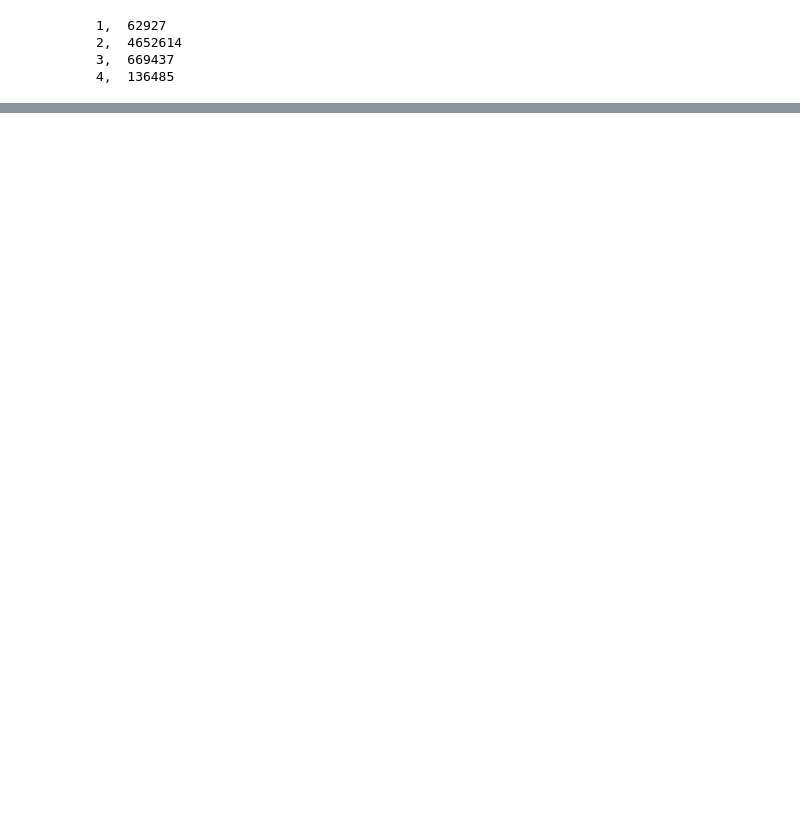
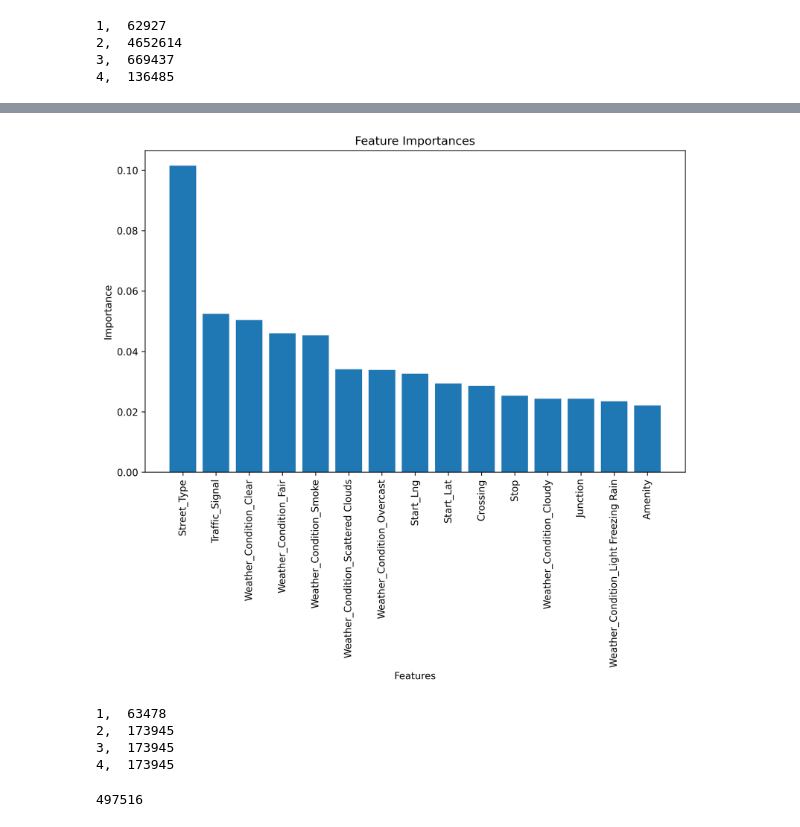
Before and after one commit to abraham-harris/crash-severity, a Jupyter notebook: notebooks/Accident_Complete_Code.ipynb, the cells around one changed output, grey strips where cells are left out. Cells and saved outputs as stored; diff of their text form; code cells hidden in the pictures; blank space fills up the shorter version.

```diff
--- a/notebooks/Accident_Complete_Code.ipynb
+++ b/notebooks/Accident_Complete_Code.ipynb
@@ -481,0 +555,3 @@ print("4, ", len(df_Sep4))
+# %%
+y_train3 = y_train2 - 1
+y_test3 = y_test2  - 1
@@ -481,0 +606,19 @@ print("4, ", len(df_Sep4))
+# %%
+importances = best_model.feature_importances_
+'''USED CODE FROM https://www.geeksforgeeks.org/how-to-generate-feature-importance-plots-from-scikit-learn/'''
+# Sort feature importances in descending order
+indices = np.argsort(importances)[::-1]
+
+# Rearrange feature names so they match the sorted feature importances
+names = [X_train2.columns[i] for i in indices]
+
+# Create plot
+plt.figure(figsize=(10, 6))
+plt.title("Feature Importances")
+plt.bar(range(15), importances[indices][:15])
+plt.xticks(range(15), names[0:15], rotation=90)
+plt.xlabel("Features")
+plt.ylabel("Importance")
+plt.show()
+# %% [output]
+[figure, added]
@@ -481,0 +658,14 @@ print("4, ", len(df_Sep4))
+# %%
+print("1, ", len(df_Sep1["Severity"]))
+print("2, ", len(df_Sep2["Severity"]))
+print("3, ", len(df_Sep3["Severity"]))
+print("4, ", len(df_Sep4["Severity"]))
+# %% [output]
+1,  63478
+2,  173945
+3,  173945
+4,  173945
+# %%
+print(len(y_train3))
+# %% [output]
+497516
```
Also changed, not shown: parts of 30 cells of this notebook.
